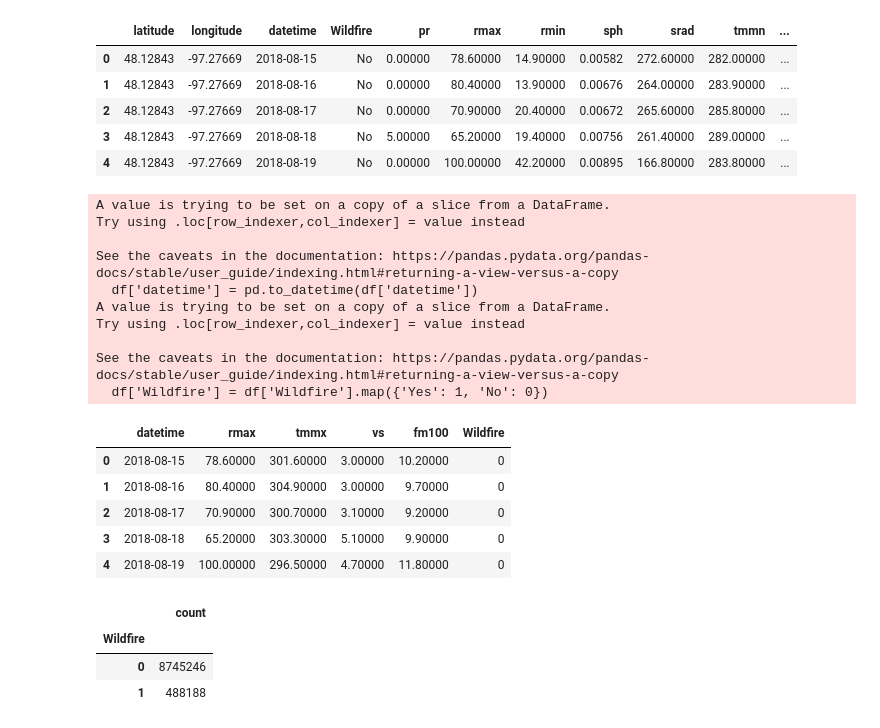
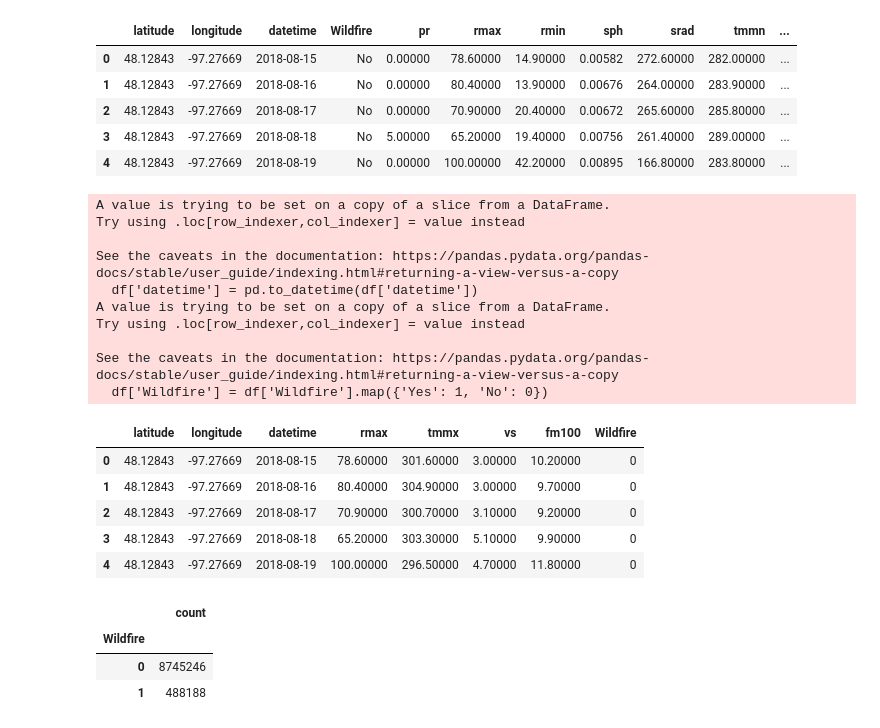
Before and after one commit to jaheemedwards/forest_fire_prediction, a Jupyter notebook: notebooks/forest_fire_eda_part2.ipynb, the cells around one changed output. Drawn from its saved outputs; the diff is of its cells as text; code cells hidden in the pictures.

```diff
--- a/notebooks/forest_fire_eda_part2.ipynb
+++ b/notebooks/forest_fire_eda_part2.ipynb
@@ -237,27 +238,27 @@ wild_fires_cleaned.head()
 | 3 | 48.12843 | -97.27669 | 2018-08-18 | No | 5.00000 | 65.20000 | 19.40000 | 0.00756 | 261.40000 | 289.00000 | ... |
 | 4 | 48.12843 | -97.27669 | 2018-08-19 | No | 0.00000 | 100.00000 | 42.20000 | 0.00895 | 166.80000 | 283.80000 | ... |
 # %%
-df = wild_fires_cleaned[['datetime', 'rmax', 'tmmx', 'vs', 'fm100', 'Wildfire']]
+df = wild_fires_cleaned[['latitude',	'longitude', 'datetime', 'rmax', 'tmmx', 'vs', 'fm100', 'Wildfire']]
 df['datetime'] = pd.to_datetime(df['datetime'])
 df['Wildfire'] = df['Wildfire'].map({'Yes': 1, 'No': 0})
 df.head()
 # %% [output]
 A value is trying to be set on a copy of a slice from a DataFrame.
 Try using .loc[row_indexer,col_indexer] = value instead
 
 See the caveats in the documentation: https://pandas.pydata.org/pandas-docs/stable/user_guide/indexing.html#returning-a-view-versus-a-copy
   df['datetime'] = pd.to_datetime(df['datetime'])
 A value is trying to be set on a copy of a slice from a DataFrame.
 Try using .loc[row_indexer,col_indexer] = value instead
 
 See the caveats in the documentation: https://pandas.pydata.org/pandas-docs/stable/user_guide/indexing.html#returning-a-view-versus-a-copy
   df['Wildfire'] = df['Wildfire'].map({'Yes': 1, 'No': 0})
-|  | datetime | rmax | tmmx | vs | fm100 | Wildfire |
-| 0 | 2018-08-15 | 78.60000 | 301.60000 | 3.00000 | 10.20000 | 0 |
-| 1 | 2018-08-16 | 80.40000 | 304.90000 | 3.00000 | 9.70000 | 0 |
-| 2 | 2018-08-17 | 70.90000 | 300.70000 | 3.10000 | 9.20000 | 0 |
-| 3 | 2018-08-18 | 65.20000 | 303.30000 | 5.10000 | 9.90000 | 0 |
-| 4 | 2018-08-19 | 100.00000 | 296.50000 | 4.70000 | 11.80000 | 0 |
+|  | latitude | longitude | datetime | rmax | tmmx | vs | fm100 | Wildfire |
+| 0 | 48.12843 | -97.27669 | 2018-08-15 | 78.60000 | 301.60000 | 3.00000 | 10.20000 | 0 |
+| 1 | 48.12843 | -97.27669 | 2018-08-16 | 80.40000 | 304.90000 | 3.00000 | 9.70000 | 0 |
+| 2 | 48.12843 | -97.27669 | 2018-08-17 | 70.90000 | 300.70000 | 3.10000 | 9.20000 | 0 |
+| 3 | 48.12843 | -97.27669 | 2018-08-18 | 65.20000 | 303.30000 | 5.10000 | 9.90000 | 0 |
+| 4 | 48.12843 | -97.27669 | 2018-08-19 | 100.00000 | 296.50000 | 4.70000 | 11.80000 | 0 |
 # %%
 df['Wildfire'].value_counts()
 # %% [output]
```
Also changed, not shown: parts of 11 cells of this notebook, 2 other files.
